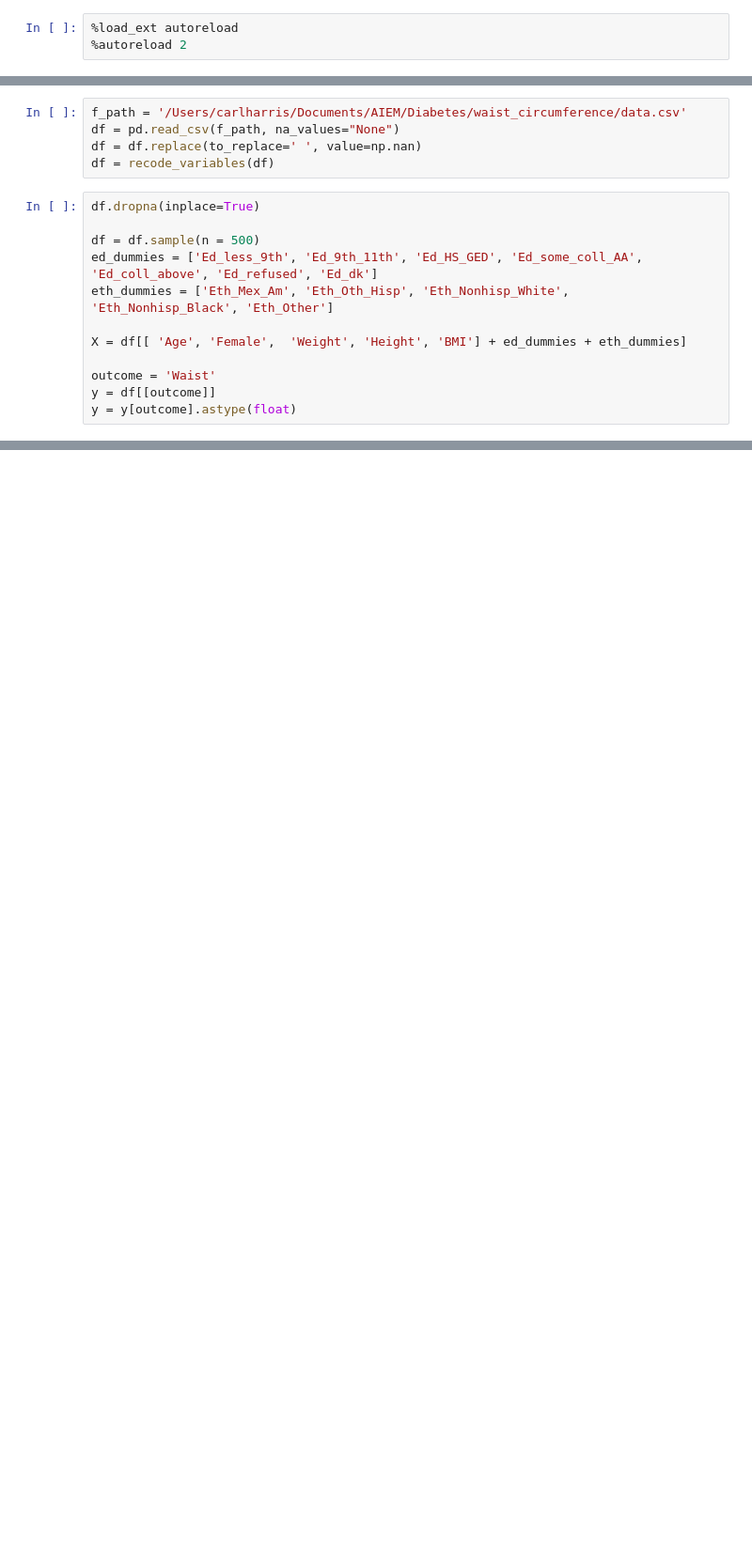
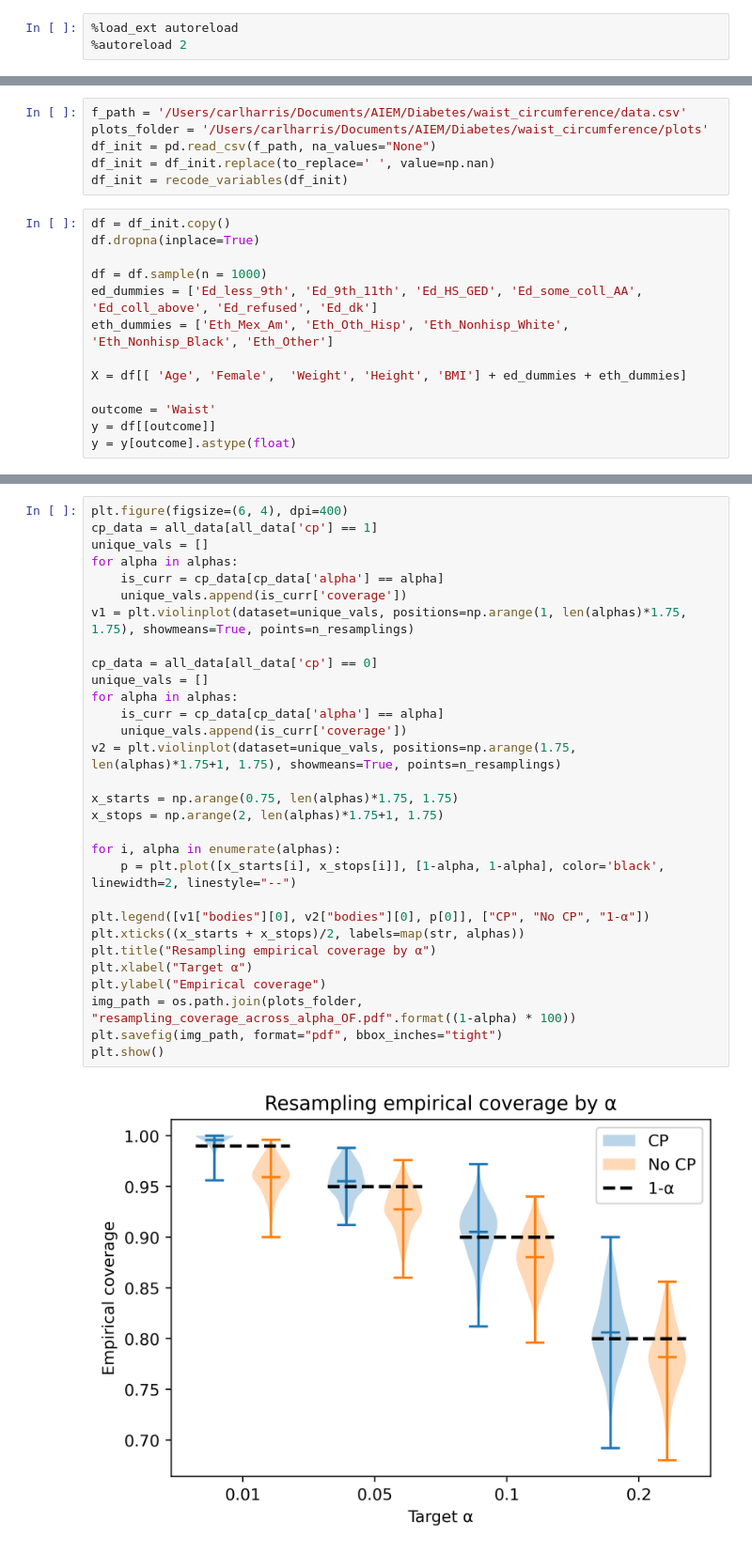
Before and after one commit to carlwharris/conformal_prediction_NHANES, a Jupyter notebook: check_coverage_resampling.ipynb, the cells around one changed output, grey strips where cells are left out. Shown: that part at 94% size. Saved outputs shown, nothing was run; the diff lists cells and outputs as text; blank space fills up the shorter version.

```diff
--- a/check_coverage_resampling.ipynb
+++ b/check_coverage_resampling.ipynb
@@ -9,12 +10,14 @@ from preprocess_data import recode_variables, split_train_cal_test
 # %%
 f_path = '/Users/carlharris/Documents/AIEM/Diabetes/waist_circumference/data.csv'
-df = pd.read_csv(f_path, na_values="None")
-df = df.replace(to_replace=' ', value=np.nan)
-df = recode_variables(df)
+plots_folder = '/Users/carlharris/Documents/AIEM/Diabetes/waist_circumference/plots'
+df_init = pd.read_csv(f_path, na_values="None")
+df_init = df_init.replace(to_replace=' ', value=np.nan)
+df_init = recode_variables(df_init)
 # %%
+df = df_init.copy()
 df.dropna(inplace=True)
 
-df = df.sample(n = 500)
+df = df.sample(n = 1000)
 ed_dummies = ['Ed_less_9th', 'Ed_9th_11th', 'Ed_HS_GED', 'Ed_some_coll_AA', 'Ed_coll_above', 'Ed_refused', 'Ed_dk']
 eth_dummies = ['Eth_Mex_Am', 'Eth_Oth_Hisp', 'Eth_Nonhisp_White', 'Eth_Nonhisp_Black', 'Eth_Other']
 
@@ -86,0 +111,32 @@ np.mean(test_cp_df['diff'])
+# %%
+plt.figure(figsize=(6, 4), dpi=400)
+cp_data = all_data[all_data['cp'] == 1]
+unique_vals = []
+for alpha in alphas:
+    is_curr = cp_data[cp_data['alpha'] == alpha]
+    unique_vals.append(is_curr['coverage'])
+v1 = plt.violinplot(dataset=unique_vals, positions=np.arange(1, len(alphas)*1.75, 1.75), showmeans=True, points=n_resamplings)
+
+cp_data = all_data[all_data['cp'] == 0]
+unique_vals = []
+for alpha in alphas:
+    is_curr = cp_data[cp_data['alpha'] == alpha]
+    unique_vals.append(is_curr['coverage'])
+v2 = plt.violinplot(dataset=unique_vals, positions=np.arange(1.75, len(alphas)*1.75+1, 1.75), showmeans=True, points=n_resamplings)
+
+x_starts = np.arange(0.75, len(alphas)*1.75, 1.75)
+x_stops = np.arange(2, len(alphas)*1.75+1, 1.75)
+
+for i, alpha in enumerate(alphas):
+    p = plt.plot([x_starts[i], x_stops[i]], [1-alpha, 1-alpha], color='black', linewidth=2, linestyle="--")
+
+plt.legend([v1["bodies"][0], v2["bodies"][0], p[0]], ["CP", "No CP", "1-α"])
+plt.xticks((x_starts + x_stops)/2, labels=map(str, alphas))
+plt.title("Resampling empirical coverage by α")
+plt.xlabel("Target α")
+plt.ylabel("Empirical coverage")
+img_path = os.path.join(plots_folder, "resampling_coverage_across_alpha_OF.pdf".format((1-alpha) * 100))
+plt.savefig(img_path, format="pdf", bbox_inches="tight")
+plt.show()
+# %% [output]
+[figure, added]
```
Also changed, not shown: parts of 7 cells of this notebook.
